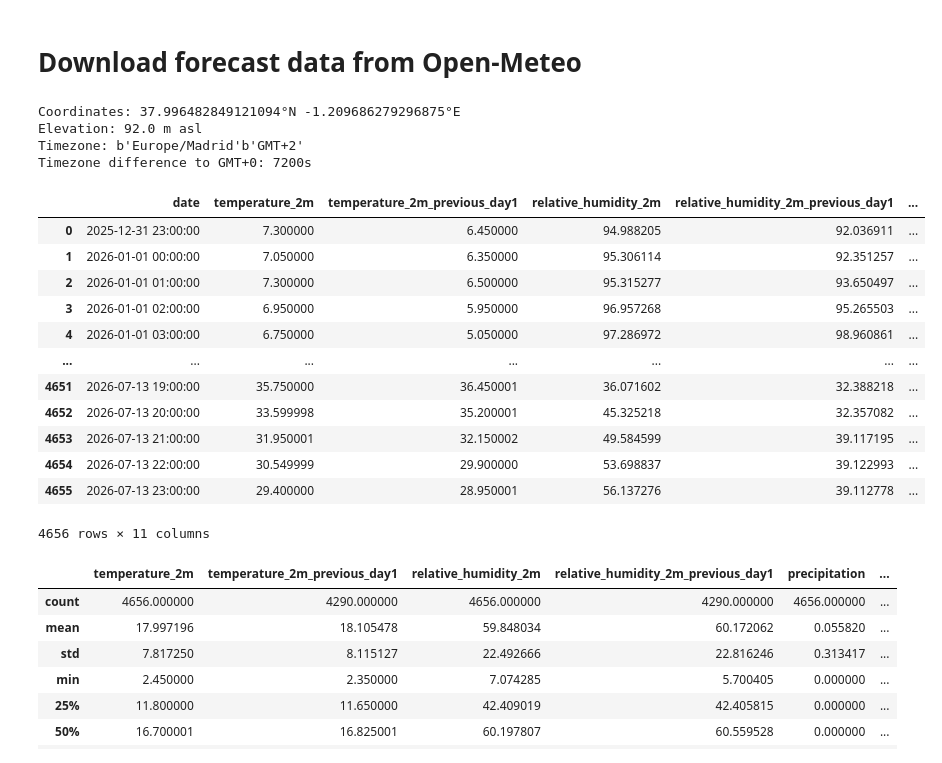
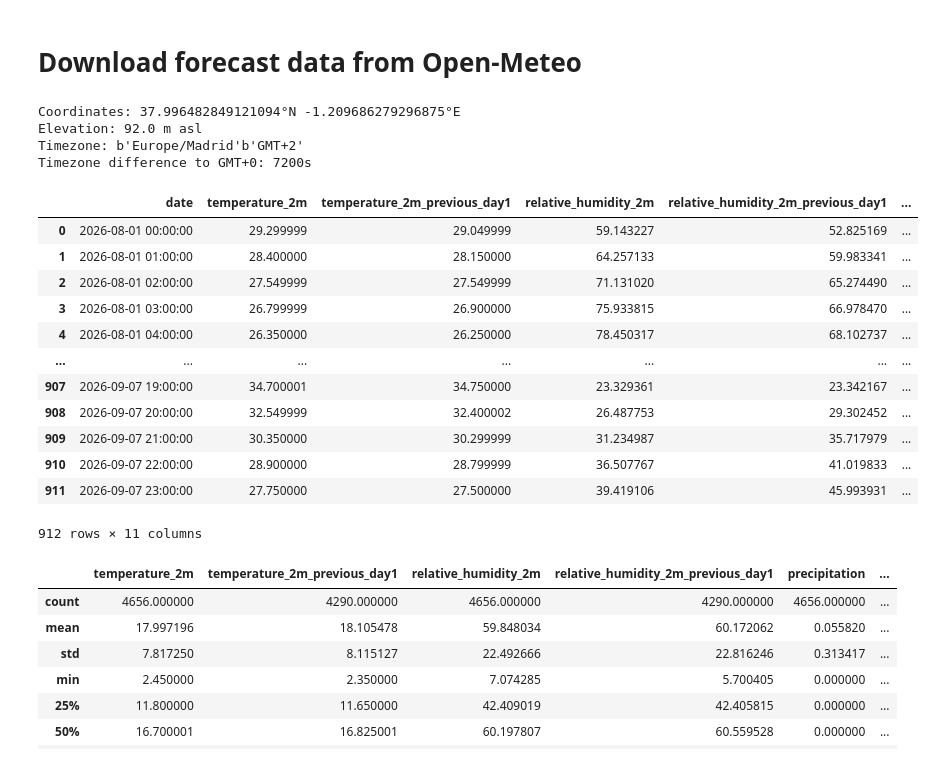
Before and after one commit to yuye188/Osiris-Greenhouse-UMU, a Jupyter notebook: downloadData.ipynb, the cells around one changed output. Cells and saved outputs as stored; diff of their text form; code cells hidden in the pictures.

```diff
--- a/downloadData.ipynb
+++ b/downloadData.ipynb
@@ -304,8 +304,8 @@ params = {
 	"models": "ecmwf_ifs",
 	"timezone": "auto",
 	"wind_speed_unit": "ms",
-	"start_date": "2026-01-01",
-	"end_date": "2026-07-13",
+	"start_date": "2026-08-01",
+	"end_date": "2026-09-07",
 }
 responses = openmeteo.weather_api(url, params = params)
 
@@ -331,43 +331,43 @@ hourly_shortwave_radiation_previous_day1 = hourly.Variables(9).ValuesAsNumpy()
 
 hourly_data = {
 	"date": pd.date_range(
 		start = pd.to_datetime(hourly.Time(), unit = "s", utc = True),
 		end =  pd.to_datetime(hourly.TimeEnd(), unit = "s", utc = True),
 		freq = pd.Timedelta(seconds = hourly.Interval()),
 		inclusive = "left"
 	).tz_convert(response.Timezone().decode())
 }
 
 hourly_data["temperature_2m"] = hourly_temperature_2m
 hourly_data["temperature_2m_previous_day1"] = hourly_temperature_2m_previous_day1
 hourly_data["relative_humidity_2m"] = hourly_relative_humidity_2m
 hourly_data["relative_humidity_2m_previous_day1"] = hourly_relative_humidity_2m_previous_day1
 hourly_data["precipitation"] = hourly_precipitation
 hourly_data["precipitation_previous_day1"] = hourly_precipitation_previous_day1
 hourly_data["wind_speed_10m"] = hourly_wind_speed_10m
 hourly_data["wind_speed_10m_previous_day1"] = hourly_wind_speed_10m_previous_day1
 hourly_data["shortwave_radiation"] = hourly_shortwave_radiation
 hourly_data["shortwave_radiation_previous_day1"] = hourly_shortwave_radiation_previous_day1
 
 hourly_dataframe = pd.DataFrame(data = hourly_data)
 hourly_dataframe['date'] = hourly_dataframe['date'].apply(lambda x: x.replace(tzinfo=None))
 display(hourly_dataframe)
 # %% [output]
 Coordinates: 37.996482849121094°N -1.209686279296875°E
 Elevation: 92.0 m asl
 Timezone: b'Europe/Madrid'b'GMT+2'
 Timezone difference to GMT+0: 7200s
 |  | date | temperature_2m | temperature_2m_previous_day1 | relative_humidity_2m | relative_humidity_2m_previous_day1 | ... |
-| 0 | 2025-12-31 23:00:00 | 7.300000 | 6.450000 | 94.988205 | 92.036911 | ... |
-| 1 | 2026-01-01 00:00:00 | 7.050000 | 6.350000 | 95.306114 | 92.351257 | ... |
-| 2 | 2026-01-01 01:00:00 | 7.300000 | 6.500000 | 95.315277 | 93.650497 | ... |
-| 3 | 2026-01-01 02:00:00 | 6.950000 | 5.950000 | 96.957268 | 95.265503 | ... |
-| 4 | 2026-01-01 03:00:00 | 6.750000 | 5.050000 | 97.286972 | 98.960861 | ... |
+| 0 | 2026-08-01 00:00:00 | 29.299999 | 29.049999 | 59.143227 | 52.825169 | ... |
+| 1 | 2026-08-01 01:00:00 | 28.400000 | 28.150000 | 64.257133 | 59.983341 | ... |
+| 2 | 2026-08-01 02:00:00 | 27.549999 | 27.549999 | 71.131020 | 65.274490 | ... |
+| 3 | 2026-08-01 03:00:00 | 26.799999 | 26.900000 | 75.933815 | 66.978470 | ... |
+| 4 | 2026-08-01 04:00:00 | 26.350000 | 26.250000 | 78.450317 | 68.102737 | ... |
 | ... | ... | ... | ... | ... | ... | ... |
-| 4651 | 2026-07-13 19:00:00 | 35.750000 | 36.450001 | 36.071602 | 32.388218 | ... |
-| 4652 | 2026-07-13 20:00:00 | 33.599998 | 35.200001 | 45.325218 | 32.357082 | ... |
-| 4653 | 2026-07-13 21:00:00 | 31.950001 | 32.150002 | 49.584599 | 39.117195 | ... |
-| 4654 | 2026-07-13 22:00:00 | 30.549999 | 29.900000 | 53.698837 | 39.122993 | ... |
-| 4655 | 2026-07-13 23:00:00 | 29.400000 | 28.950001 | 56.137276 | 39.112778 | ... |
+| 907 | 2026-09-07 19:00:00 | 34.700001 | 34.750000 | 23.329361 | 23.342167 | ... |
+| 908 | 2026-09-07 20:00:00 | 32.549999 | 32.400002 | 26.487753 | 29.302452 | ... |
+| 909 | 2026-09-07 21:00:00 | 30.350000 | 30.299999 | 31.234987 | 35.717979 | ... |
+| 910 | 2026-09-07 22:00:00 | 28.900000 | 28.799999 | 36.507767 | 41.019833 | ... |
+| 911 | 2026-09-07 23:00:00 | 27.750000 | 27.500000 | 39.419106 | 45.993931 | ... |
-4656 rows × 11 columns
+912 rows × 11 columns
 # %%
```
Also changed, not shown: parts of 3 cells of this notebook, 10 other files.
